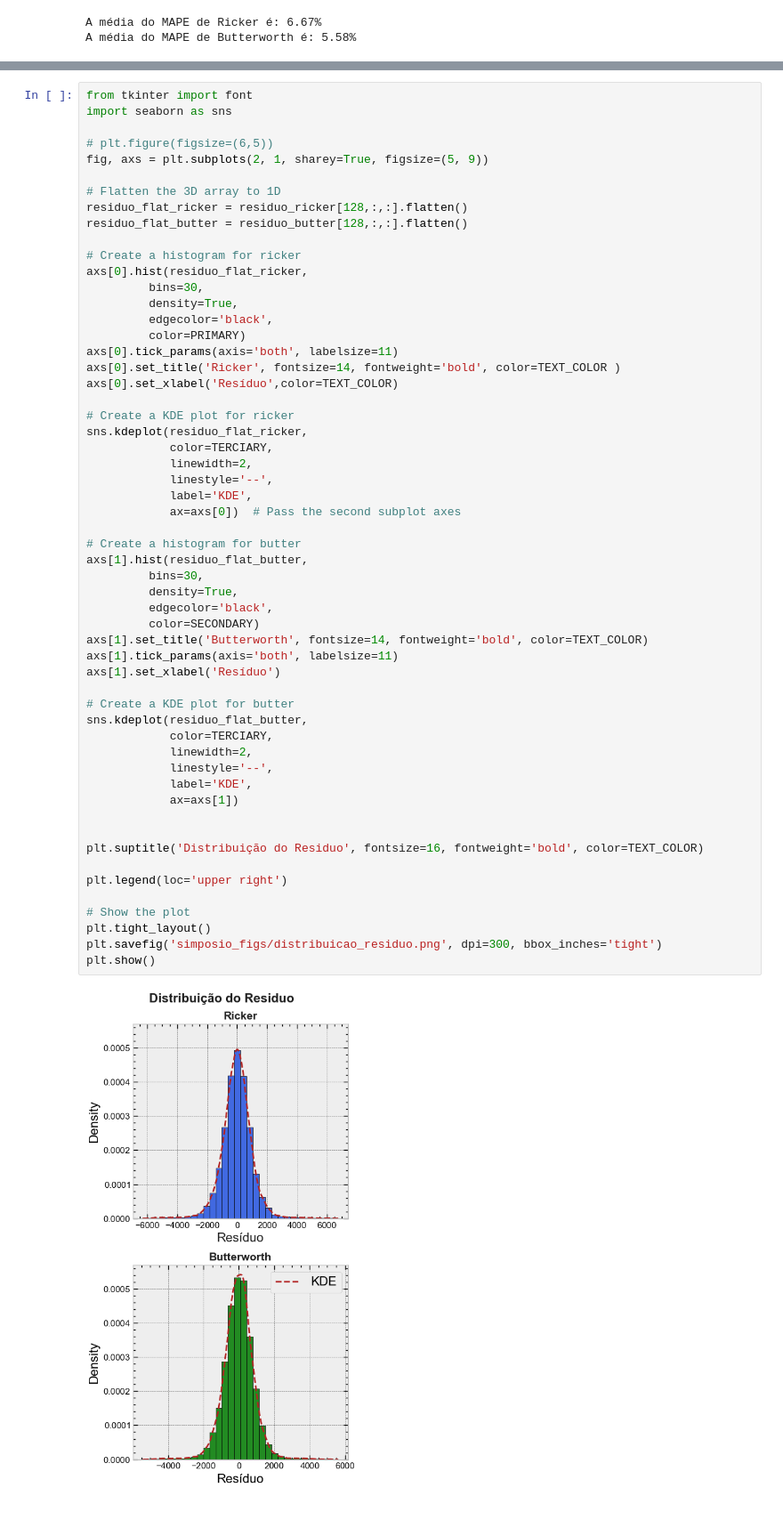
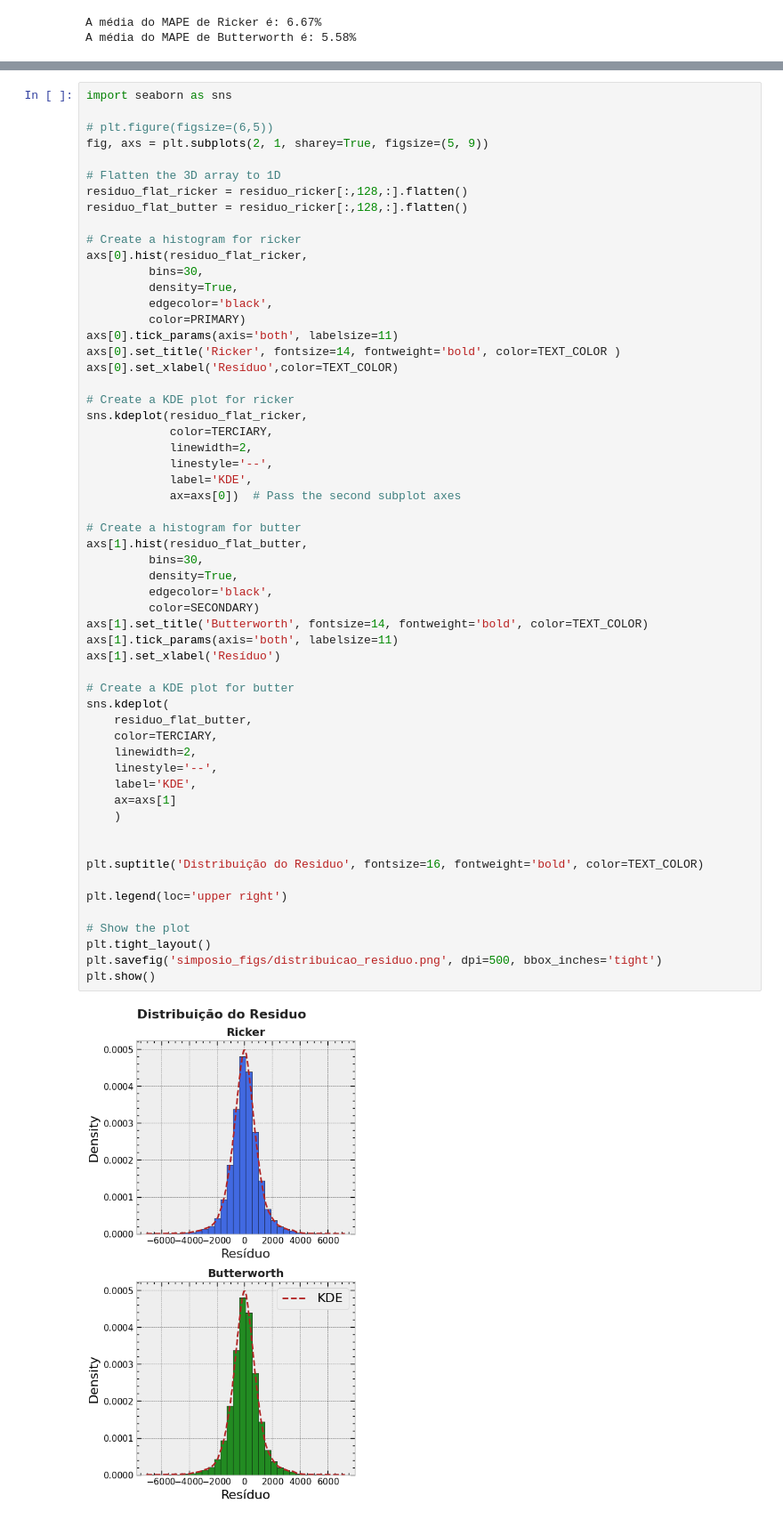
Before and after one commit to albano-a/inversion_methods_algorithms, a Jupyter notebook: statistical_analysis.ipynb, the cells around one changed output, grey strips where cells are left out. Shown at 89% size. Saved outputs shown, nothing was run; the diff lists cells and outputs as text.

```diff
--- a/statistical_analysis.ipynb
+++ b/statistical_analysis.ipynb
@@ -105,13 +216,12 @@ plt.show()
 # %%
-from tkinter import font
 import seaborn as sns
 
 # plt.figure(figsize=(6,5))
 fig, axs = plt.subplots(2, 1, sharey=True, figsize=(5, 9))
 
 # Flatten the 3D array to 1D
-residuo_flat_ricker = residuo_ricker[128,:,:].flatten()
-residuo_flat_butter = residuo_butter[128,:,:].flatten()
+residuo_flat_ricker = residuo_ricker[:,128,:].flatten()
+residuo_flat_butter = residuo_ricker[:,128,:].flatten()
 
 # Create a histogram for ricker
 axs[0].hist(residuo_flat_ricker,
@@ -125,38 +235,40 @@ axs[0].set_xlabel('Resíduo',color=TEXT_COLOR)
 
 # Create a KDE plot for ricker
 sns.kdeplot(residuo_flat_ricker,
             color=TERCIARY,
             linewidth=2,
             linestyle='--',
             label='KDE',
             ax=axs[0])  # Pass the second subplot axes
 
 # Create a histogram for butter
 axs[1].hist(residuo_flat_butter,
          bins=30,
          density=True,
          edgecolor='black',
          color=SECONDARY)
 axs[1].set_title('Butterworth', fontsize=14, fontweight='bold', color=TEXT_COLOR)
 axs[1].tick_params(axis='both', labelsize=11)
 axs[1].set_xlabel('Resíduo')
 
 # Create a KDE plot for butter
-sns.kdeplot(residuo_flat_butter,
-            color=TERCIARY,
-            linewidth=2,
-            linestyle='--',
-            label='KDE',
-            ax=axs[1])
+sns.kdeplot(
+    residuo_flat_butter,
+    color=TERCIARY,
+    linewidth=2,
+    linestyle='--',
+    label='KDE',
+    ax=axs[1]
+    )
 
 
 plt.suptitle('Distribuição do Residuo', fontsize=16, fontweight='bold', color=TEXT_COLOR)
 
 plt.legend(loc='upper right')
 
 # Show the plot
 plt.tight_layout()
-plt.savefig('simposio_figs/distribuicao_residuo.png', dpi=300, bbox_inches='tight')
+plt.savefig('simposio_figs/distribuicao_residuo.png', dpi=500, bbox_inches='tight')
 plt.show()
 # %% [output]
-[figure, old version]
+[figure, new version]
```
Also changed, not shown: parts of 10 cells of this notebook, 8 other files.
